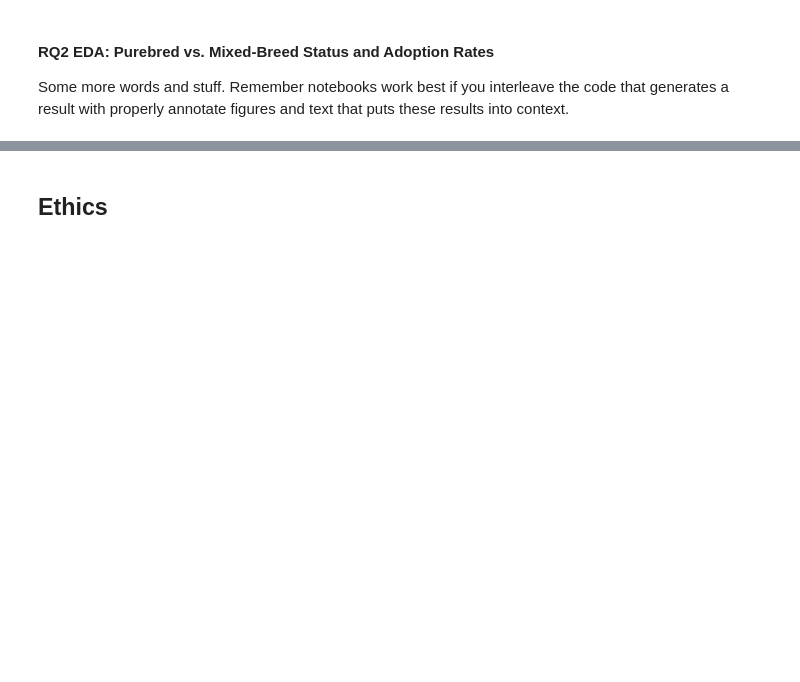
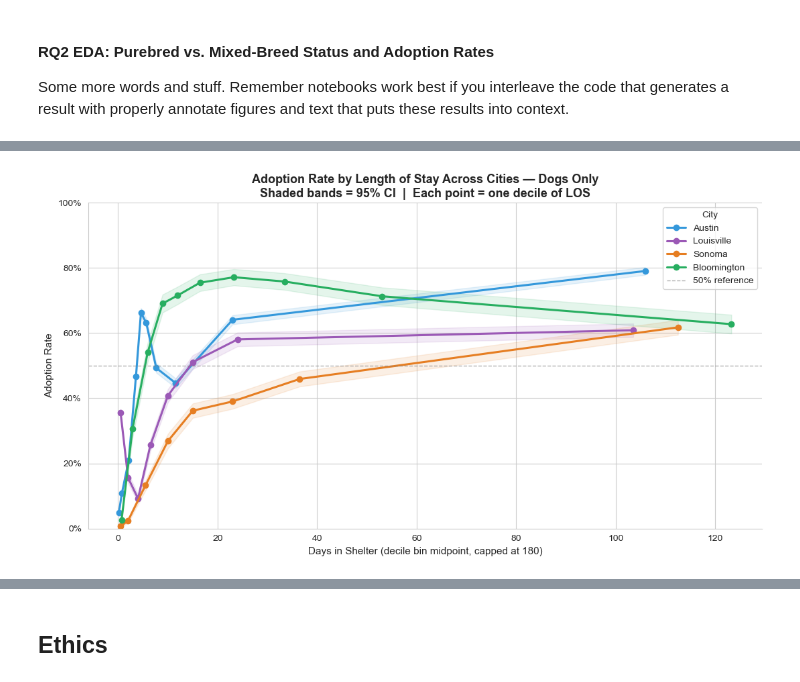
Before and after one commit to COGS108/Group143_WI26, a Jupyter notebook: 02-EDACheckpoint.ipynb, the cells around one changed output, grey strips where cells are left out. Drawn from its saved outputs; the diff is of its cells as text; code cells hidden in the pictures; blank space fills up the shorter version.

```diff
--- a/02-EDACheckpoint.ipynb
+++ b/02-EDACheckpoint.ipynb
@@ -706,0 +834,63 @@ Some more words and stuff.  Remember notebooks work best if you interleave the c
+# %%
+# Graph 2 is a Line plot with a 95% CI bands showing how adoption rates change
+# as the dog spend more and more time at the shelter, the gihlighted bands show the
+# CI to show where may cities overlap
+
+CITY_ORDER  = ["Austin", "Louisville", "Sonoma", "Bloomington"]
+CITY_COLORS = {"Austin":      "#3498db",
+    "Louisville":  "#9b59b6",
+    "Sonoma":      "#e67e22",
+    "Bloomington": "#27ae60",
+}
+CAP_DAYS = 180
+# ── Plot ──────────────────────────────────────────────────────────────────────
+fig, ax = plt.subplots(figsize=(11, 6))
+
+for city in CITY_ORDER:
+    sub = rq3[(rq3["city"] == city) & (rq3["length_of_stay_days"] <= CAP_DAYS)].copy()
+
+    # Bin into 10 equal-frequency (decile) bins
+    sub["los_bin"] = pd.qcut(sub["length_of_stay_days"], q=10, duplicates="drop")
+    bin_stats = (
+        sub.groupby("los_bin", observed=True)["adopted"]
+        .agg(rate="mean", n="count")
+        .reset_index()
+    )
+    bin_stats["bin_mid"] = bin_stats["los_bin"].apply(lambda x: x.mid)
+
+    # 95% confidence interval for proportion
+    bin_stats["se"] = np.sqrt(
+        bin_stats["rate"] * (1 - bin_stats["rate"]) / bin_stats["n"]
+    )
+    bin_stats["ci95"] = bin_stats["se"] * 1.96
+
+    ax.plot(
+        bin_stats["bin_mid"], bin_stats["rate"],
+        marker="o", label=city,
+        color=CITY_COLORS[city], linewidth=2.2, markersize=6
+    )
+    ax.fill_between(
+        bin_stats["bin_mid"],
+        bin_stats["rate"] - bin_stats["ci95"],
+        bin_stats["rate"] + bin_stats["ci95"],
+        color=CITY_COLORS[city], alpha=0.12
+    )
+
+# Reference line
+ax.axhline(0.5, linestyle="--", color="gray", linewidth=1, alpha=0.6, label="50% reference")
+
+ax.set_xlabel("Days in Shelter (decile bin midpoint, capped at 180)", fontsize=11)
+ax.set_ylabel("Adoption Rate", fontsize=11)
+ax.set_title(
+    "Adoption Rate by Length of Stay Across Cities — Dogs Only\n"
+    "Shaded bands = 95% CI  |  Each point = one decile of LOS",
+    fontsize=13, fontweight="bold"
+)
+ax.yaxis.set_major_formatter(mtick.PercentFormatter(xmax=1, decimals=0))
+ax.set_ylim(0, 1)
+ax.legend(title="City", fontsize=10)
+sns.despine()
+plt.tight_layout()
+plt.show()
+# %% [output]
+[figure, added]
```
Also changed, not shown: parts of 11 cells of this notebook, 1 other file.
